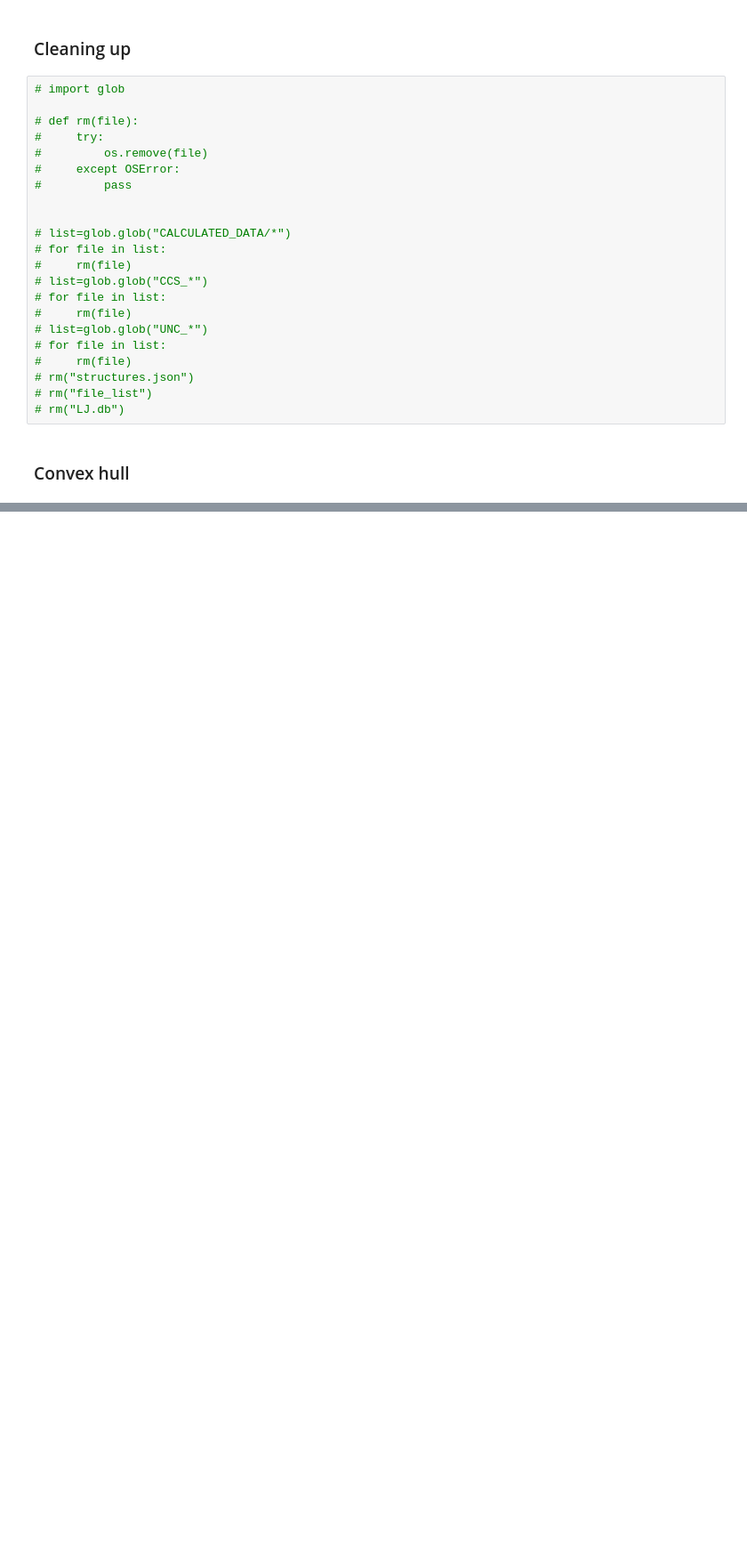
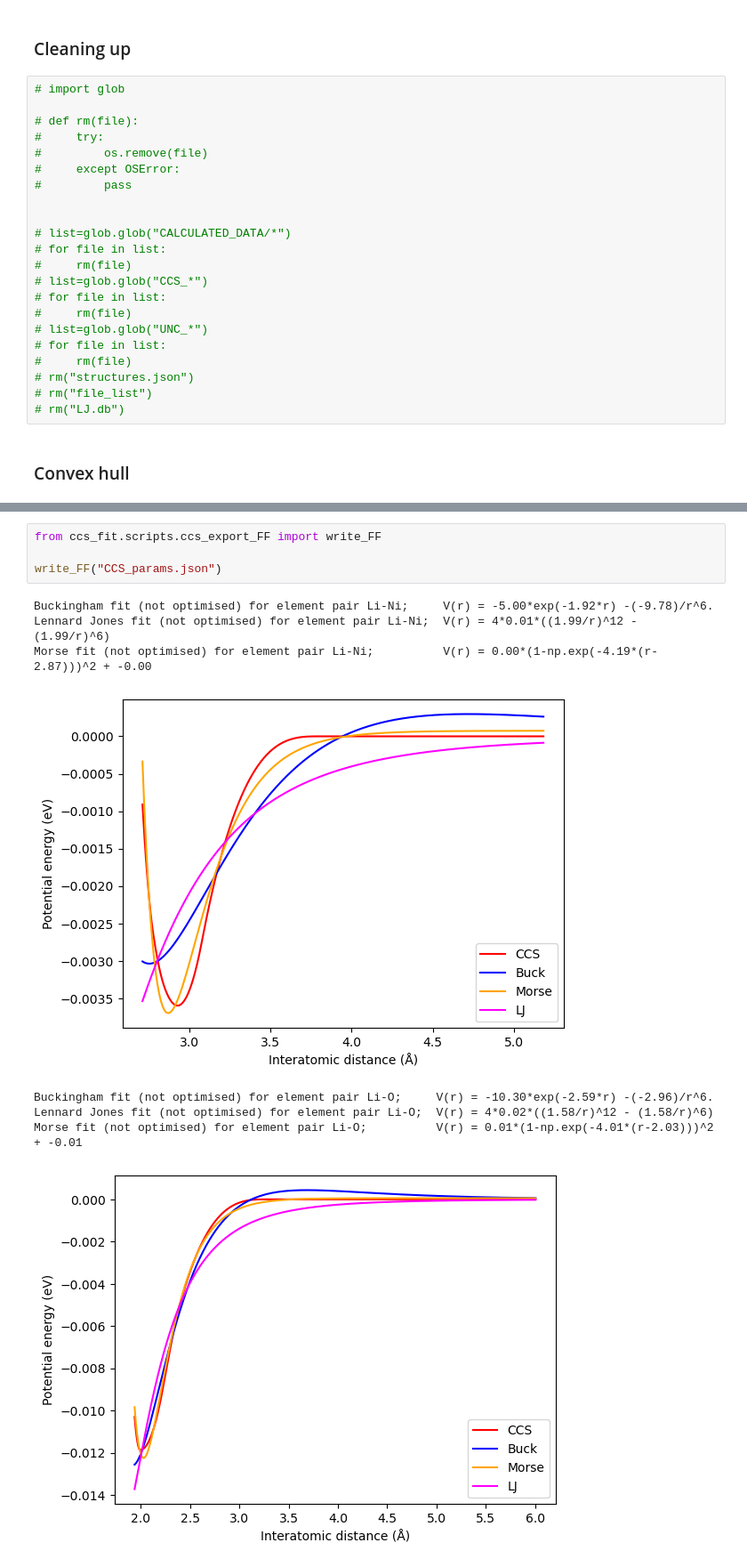
Before and after one commit to ThijsSmolders/Tantalizing, a Jupyter notebook: second_run/CCS/tutorial.ipynb, the cells around one changed output, grey strips where cells are left out. Shown: that part at 89% size. Drawn from its saved outputs; the diff is of its cells as text; blank space fills up the shorter version.

```diff
--- a/second_run/CCS/tutorial.ipynb
+++ b/second_run/CCS/tutorial.ipynb
@@ -750,0 +934,13 @@ Text(0, 0.5, 'Energy')
+# %%
+from ccs_fit.scripts.ccs_export_FF import write_FF
+
+write_FF("CCS_params.json")
+# %% [output]
+Buckingham fit (not optimised) for element pair Li-Ni;     V(r) = -5.00*exp(-1.92*r) -(-9.78)/r^6.
+Lennard Jones fit (not optimised) for element pair Li-Ni;  V(r) = 4*0.01*((1.99/r)^12 - (1.99/r)^6)
+Morse fit (not optimised) for element pair Li-Ni;          V(r) = 0.00*(1-np.exp(-4.19*(r-2.87)))^2 + -0.00
+[figure, added]
+Buckingham fit (not optimised) for element pair Li-O;     V(r) = -10.30*exp(-2.59*r) -(-2.96)/r^6.
+Lennard Jones fit (not optimised) for element pair Li-O;  V(r) = 4*0.02*((1.58/r)^12 - (1.58/r)^6)
+Morse fit (not optimised) for element pair Li-O;          V(r) = 0.01*(1-np.exp(-4.01*(r-2.03)))^2 + -0.01
+[figure, added]
```
Also changed, not shown: parts of 11 cells of this notebook, 6 other files.
